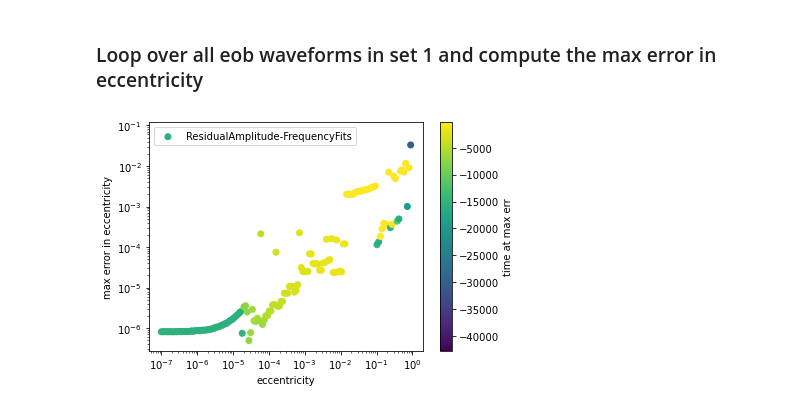
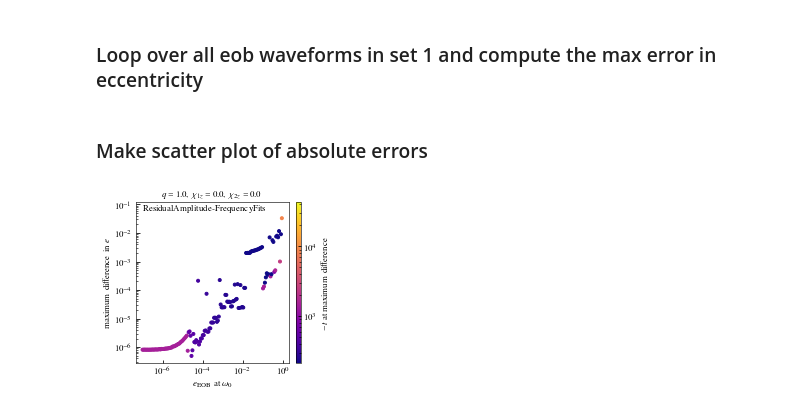
Before and after one commit to vijayvarma392/gw_eccentricity, a Jupyter notebook: notebook/compare_methods.ipynb, the cells around one changed output. Saved outputs shown, nothing was run; the diff lists cells and outputs as text; code cells hidden in the pictures.

```diff
--- a/notebook/compare_methods.ipynb
+++ b/notebook/compare_methods.ipynb
@@ -84,15 +84,41 @@ for waveform in tqdm(eob_waveforms_set1):
     t, ecc_errs, mean_ano_errs, gwecc_obj1, gwecc_obj2 = compute_errors("ResidualAmplitude", "FrequencyFits", waveform, zeroecc_path_set1)
     ecc_max_errs.append(max(np.abs(ecc_errs)))
     t_max_errs.append(t[np.abs(ecc_errs).argmax()])
-# %%
-plt.scatter(eccs, ecc_max_errs, c=t_max_errs, label=f"{gwecc_obj1.method}-{gwecc_obj2.method}")
-plt.xscale("log")
-plt.yscale("log")
-plt.xlabel("eccentricity")
-plt.ylabel("max error in eccentricity")
-plt.colorbar(label="time at max err")
-plt.legend(loc="upper left")
-plt.tight_layout()
-plt.savefig(f"max_ecc_erros_{gwecc_obj1.method}_{gwecc_obj2.method}.png")
-# %% [output]
-[figure, removed]
+# %% [markdown]
+### Make scatter plot of absolute errors
+# %%
+from gw_eccentricity.plot_settings import use_fancy_plotsettings, figWidthsOneColDict
+import matplotlib as mpl
+from matplotlib import cm
+from mpl_toolkits.axes_grid1 import make_axes_locatable
+cmap = cm.get_cmap("plasma")
+journal = "APS"
+use_fancy_plotsettings(journal=journal)
+fig, ax = plt.subplots(figsize=(figWidthsOneColDict[journal], 3))
+scatter = ax.scatter(eccs, ecc_max_errs, c=-np.array(t_max_errs),
+                     cmap=cmap,
+                     # s=15,
+                     marker=".")
+ax.set_xscale("log")
+ax.set_yscale("log")
+ax.set_xlabel(r"$e_\mathrm{EOB}$ at $\omega_0$")
+ax.set_ylabel("maximum difference in $e$")
+ax.set_title(fr"$q={q:.1f}$, $\chi_{{1z}}={chi1:.1f}$, $\chi_{{2z}}={chi2:.1f}$", ha="center")
+
+# add colorbar
+# add colorbar
+norm = mpl.colors.LogNorm(vmin=-np.array(t_max_errs).min(),
+                          vmax=-np.array(t_max_errs).max())
+divider = make_axes_locatable(ax)
+cax = divider.append_axes('right', size='3%', pad=0.1)
+sm = plt.cm.ScalarMappable(cmap=cmap, norm=norm)
+cbar = fig.colorbar(sm, cax=cax, orientation='vertical')
+cbar.set_label(r"$-t$ at maximum difference")
+
+# indicate methods
+ax.text(0.05, 0.99, f"{gwecc_obj1.method}-{gwecc_obj2.method}", ha="left", va="top",
+       transform=ax.transAxes)
+fig.tight_layout()
+fig.savefig(f"max_ecc_erros_{gwecc_obj1.method}_{gwecc_obj2.method}.pdf")
+# %% [output]
+[figure, added]
```
Also changed, not shown: parts of 5 cells of this notebook, 2 other files.
